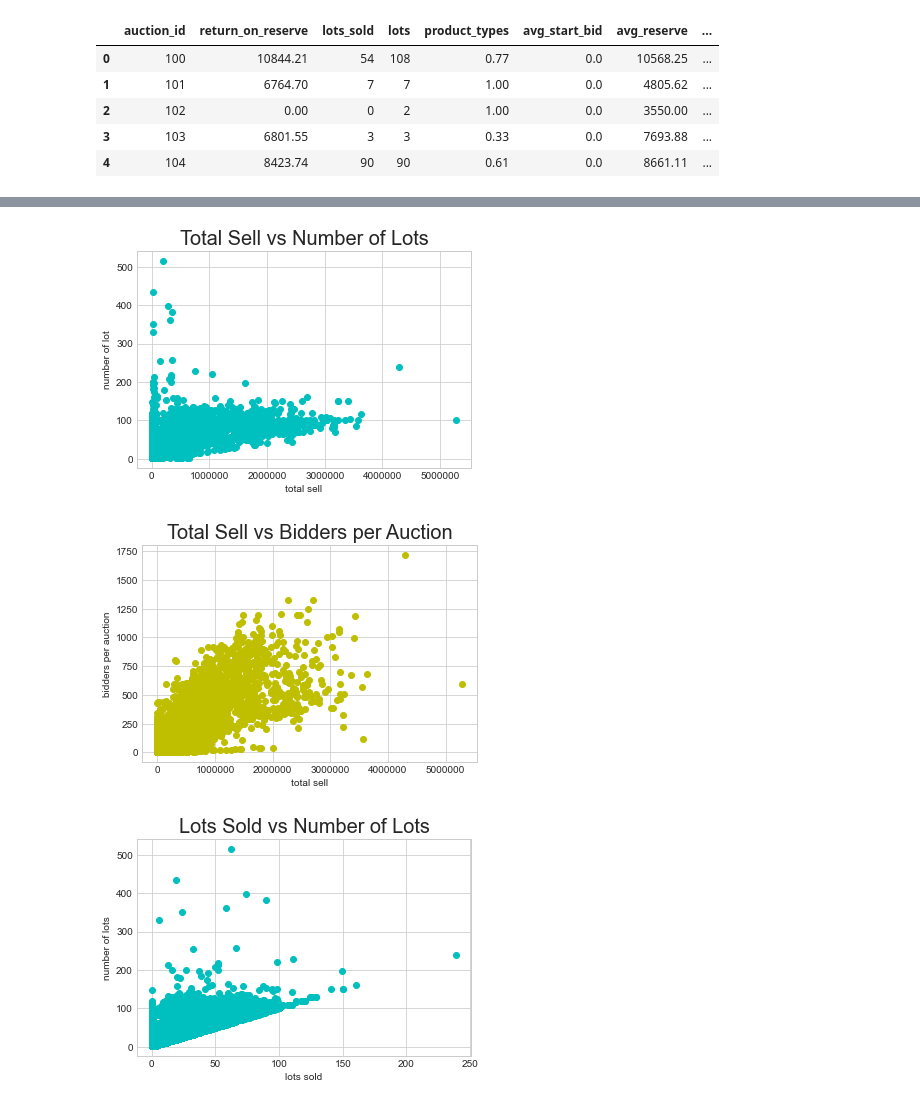
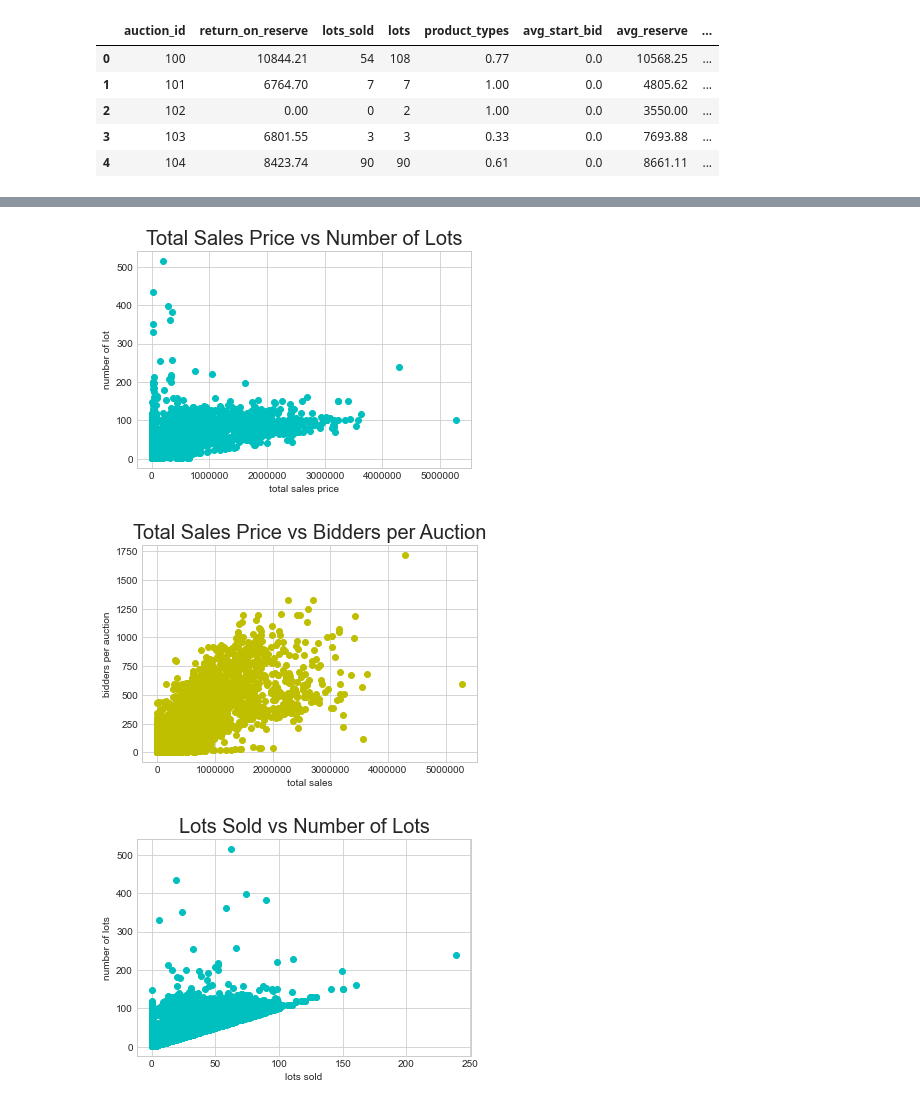
Before and after one commit to TheCiccio/Auctions_2019_Project, a Jupyter notebook: Auction results with total values.ipynb, the cells around one changed output, grey strips where cells are left out. Saved outputs shown, nothing was run; the diff lists cells and outputs as text; code cells hidden in the pictures.

```diff
--- a/Auction results with total values.ipynb
+++ b/Auction results with total values.ipynb
@@ -13,7 +13,7 @@ data = pd.read_csv('auctions.csv')
 data.rename(columns = {'RoR': 'return_on_reserve',
                       'STR': 'lots_sold',
                       'BPL': 'bidders_per_lot'}, inplace = True)
-data['total_sell'] = (data.avg_reserve+(data.avg_reserve * data.return_on_reserve))*(data.lots * data.lots_sold)
+data['total_sales'] = (data.avg_reserve+(data.avg_reserve * data.return_on_reserve))*(data.lots * data.lots_sold)
 data['return_on_reserve'] = data.avg_reserve * data.return_on_reserve
 data['lots_sold'] = (data.lots_sold * data.lots).astype(int)
 data['bidders_per_auction'] = (data.bidders_per_lot * data.lots).astype(int)
@@ -55,27 +55,27 @@ plt.show()
 # %%
-x = data.total_sell
+x = data.total_sales
 y = data.lots
 
 plt.scatter(x, y, color = 'c')
-plt.xlabel('total sell')
+plt.xlabel('total sales price')
 plt.ylabel('number of lot')
 plt.ticklabel_format(style='sci', axis='x', scilimits=(0,527865))
-plt.title('Total Sell vs Number of Lots', fontsize = 20)
+plt.title('Total Sales Price vs Number of Lots', fontsize = 20)
 plt.show()
 # %% [output]
-[figure, old version]
+[figure, new version]
 # %%
-x = data.total_sell
+x = data.total_sales
 y = data.bidders_per_auction
 
 plt.scatter(x, y, color = 'y')
-plt.xlabel('total sell')
+plt.xlabel('total sales')
 plt.ylabel('bidders per auction')
 plt.ticklabel_format(style='sci', axis='x', scilimits=(0,527865))
-plt.title('Total Sell vs Bidders per Auction', fontsize = 20)
+plt.title('Total Sales Price vs Bidders per Auction', fontsize = 20)
 plt.show()
 # %% [output]
-[figure, old version]
+[figure, new version]
 # %%
 x = data.lots_sold
 y = data.lots
```
Also changed, not shown: parts of 5 cells of this notebook, 1 other file.
